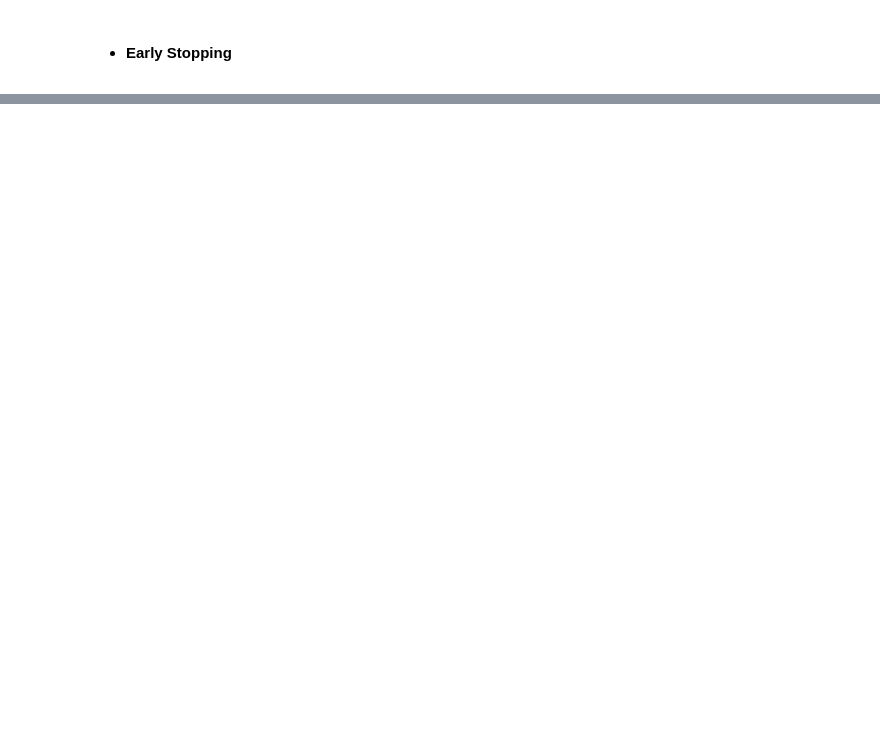
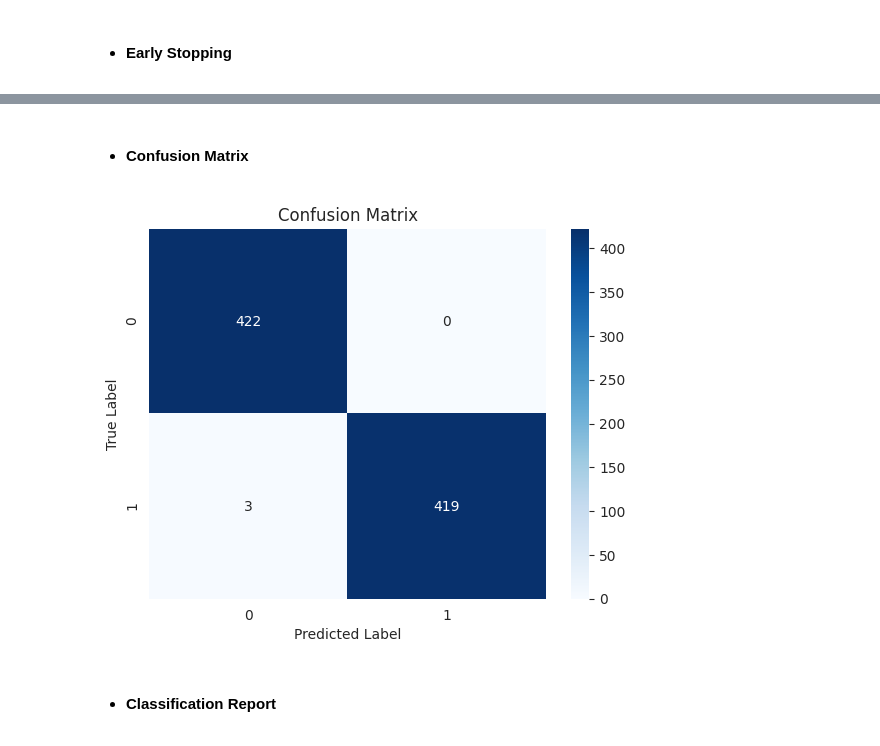
Before and after one commit to Diegomoro415/mildew_detection, a Jupyter notebook: jupyter_notebooks/MoldelingEvaluation.ipynb, the cells around one changed output, grey strips where cells are left out. Drawn from its saved outputs; the diff is of its cells as text; code cells hidden in the pictures; blank space fills up the shorter version.

```diff
--- a/jupyter_notebooks/MoldelingEvaluation.ipynb
+++ b/jupyter_notebooks/MoldelingEvaluation.ipynb
@@ -390,0 +411,17 @@ except Exception as e:
+# %% [markdown]
+* #### Confusion Matrix
+# %%
+from sklearn.metrics import confusion_matrix, classification_report
+y_pred = (model.predict(test_set) > 0.5).astype("int32")
+cm = confusion_matrix(y_true, y_pred)
+
+sns.heatmap(cm, annot=True, fmt="d", cmap="Blues")
+plt.xlabel('Predicted Label')
+plt.ylabel('True Label')
+plt.title('Confusion Matrix')
+plt.savefig(f'{file_path}/confusion_matrix.png', bbox_inches='tight', dpi=150)
+plt.show()
+# %% [output]
+[figure, added]
+# %% [markdown]
+* #### Classification Report
```
Also changed, not shown: parts of 25 cells of this notebook, 6 other files.
